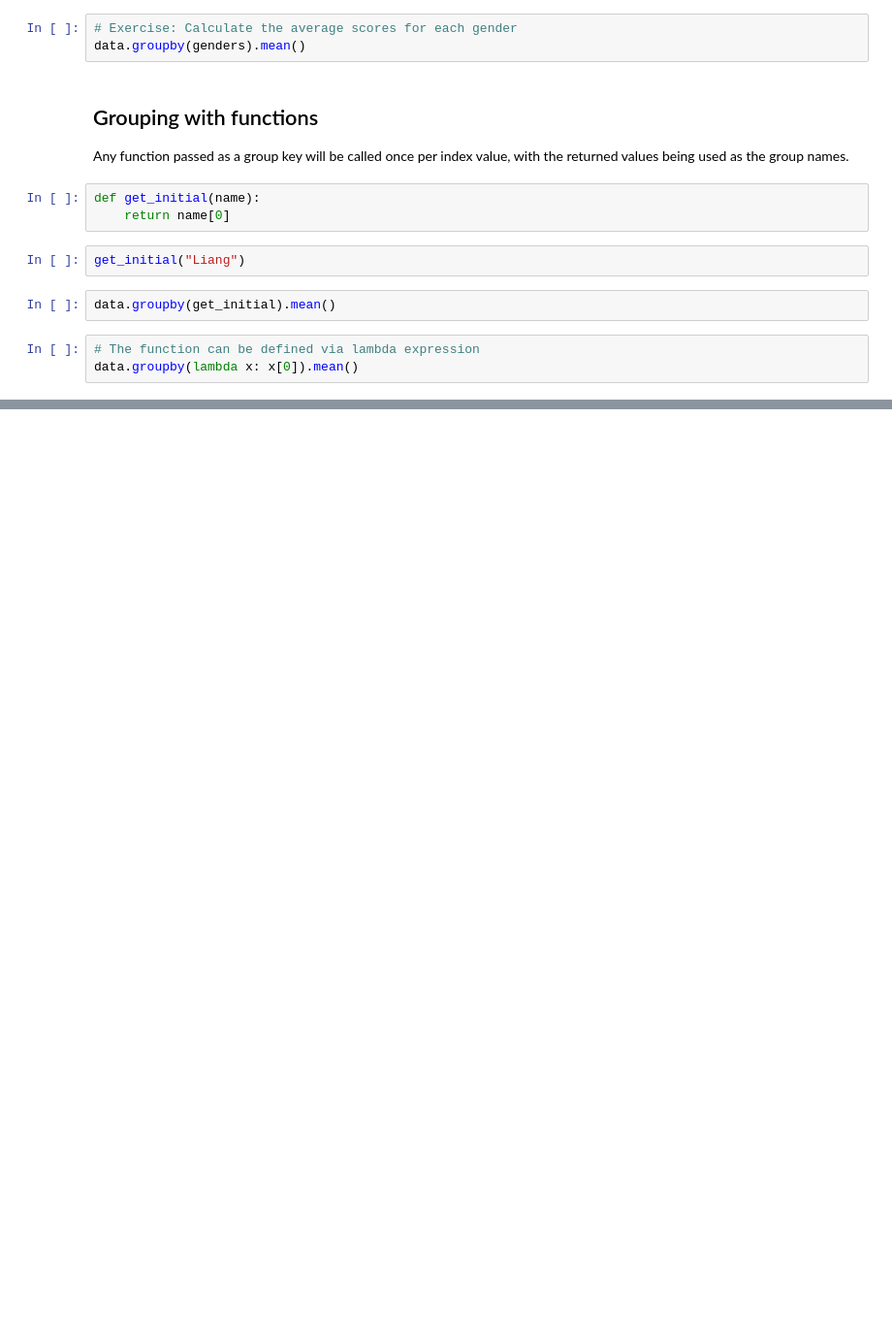
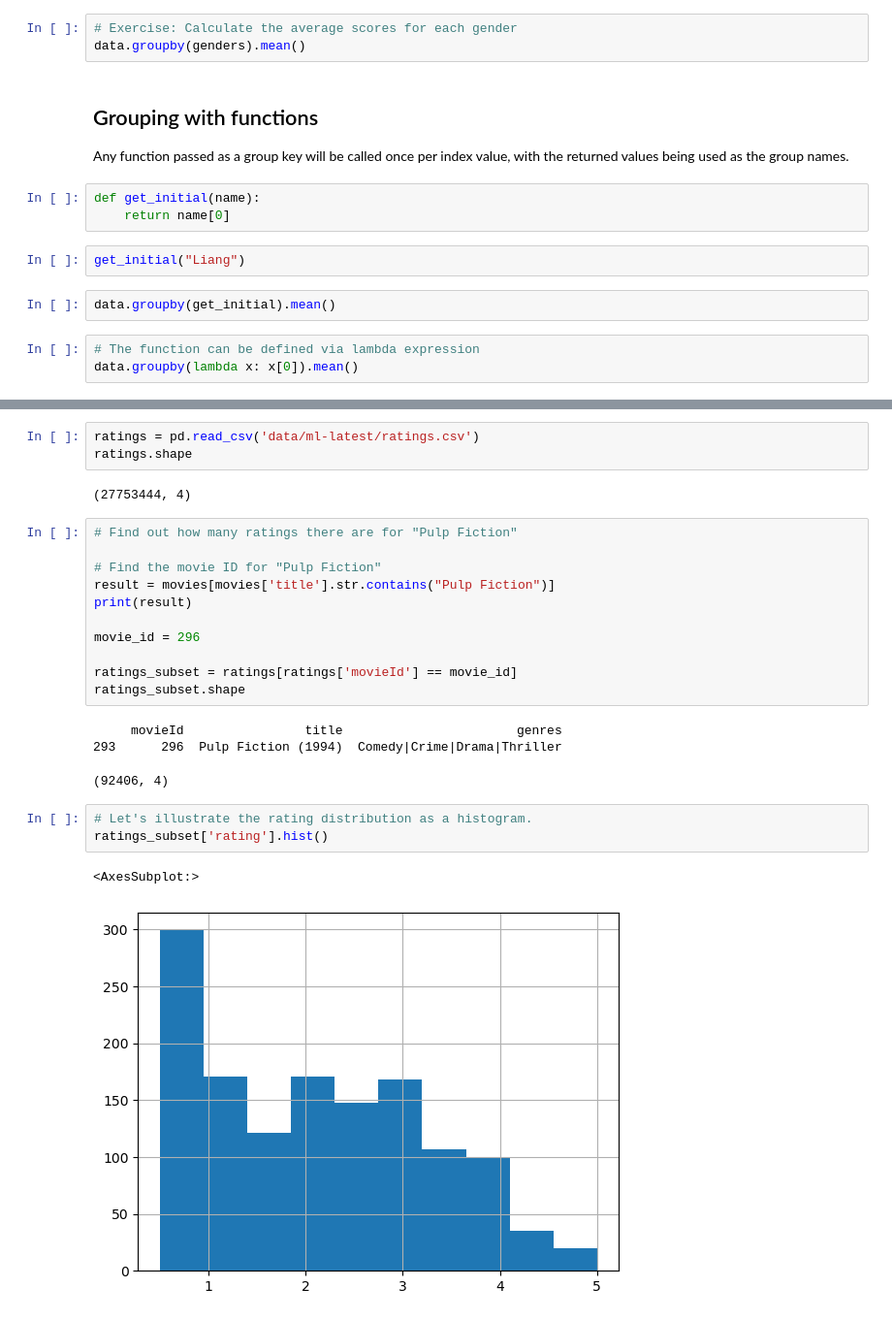
Before and after one commit to ch00226855/CMP464788Spring2023, a Jupyter notebook: Week13_GroupByMechanics.ipynb, the cells around one changed output, grey strips where cells are left out. Shown at 97% size. Cells and saved outputs as stored; diff of their text form; blank space fills up the shorter version.

```diff
--- a/Week13_GroupByMechanics.ipynb
+++ b/Week13_GroupByMechanics.ipynb
@@ -171,0 +370,26 @@ data.groupby(lambda x: x[0]).mean()
+# %%
+ratings = pd.read_csv('data/ml-latest/ratings.csv')
+ratings.shape
+# %% [output]
+(27753444, 4)
+# %%
+# Find out how many ratings there are for "Pulp Fiction"
+
+# Find the movie ID for "Pulp Fiction"
+result = movies[movies['title'].str.contains("Pulp Fiction")]
+print(result)
+
+movie_id = 296
+
+ratings_subset = ratings[ratings['movieId'] == movie_id]
+ratings_subset.shape
+# %% [output]
+     movieId                title                       genres
+293      296  Pulp Fiction (1994)  Comedy|Crime|Drama|Thriller
+(92406, 4)
+# %%
+# Let's illustrate the rating distribution as a histogram.
+ratings_subset['rating'].hist()
+# %% [output]
+<AxesSubplot:>
+[figure, added]
```
Also changed, not shown: parts of 35 cells of this notebook.
